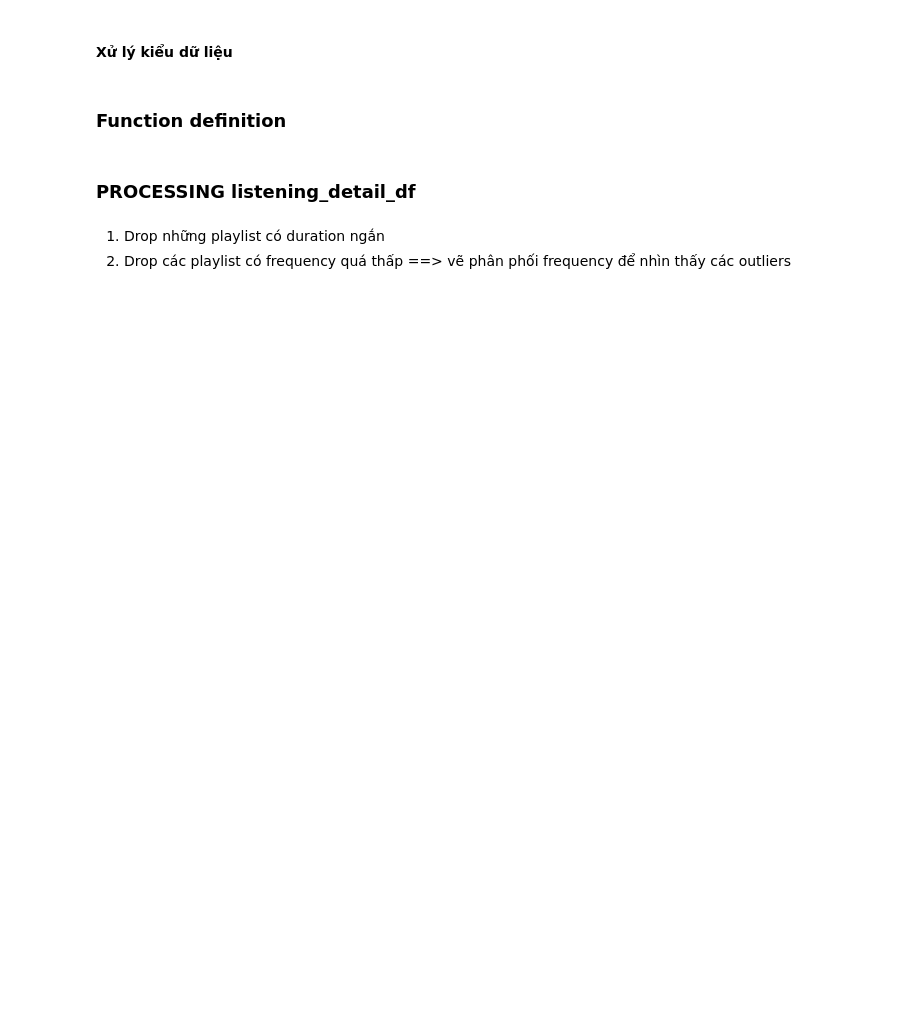
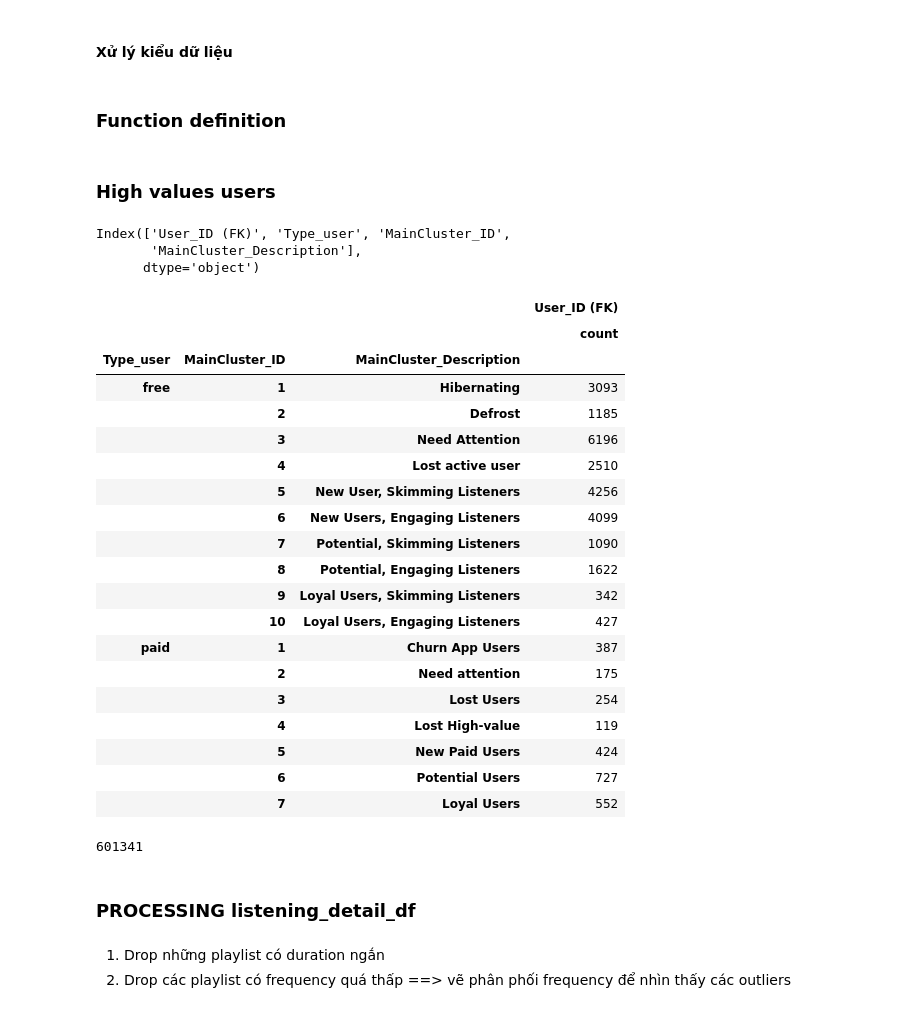
Before and after one commit to ngttnguyen/myhackathon, a Jupyter notebook: hackathon_voiz_basket_analysis.ipynb, the cells around one changed output. Saved outputs shown, nothing was run; the diff lists cells and outputs as text; code cells hidden in the pictures; blank space fills up the shorter version.

```diff
--- a/hackathon_voiz_basket_analysis.ipynb
+++ b/hackathon_voiz_basket_analysis.ipynb
@@ -83,3 +83,5 @@ def frequency_item(x,df):
     fx_=sum([x in i for i in df])
     support = fx_/len(df)
     return support
+# %% [markdown]
+### High values users
@@ -85,0 +90,29 @@ def frequency_item(x,df):
+# %%
+clustering_df.columns
+# %% [output]
+Index(['User_ID (FK)', 'Type_user', 'MainCluster_ID',
+       'MainCluster_Description'],
+      dtype='object')
+# %%
+clustering_df.groupby(["Type_user","MainCluster_ID","MainCluster_Description"]).agg({"User_ID (FK)":["count"]})
+# %% [output]
+|  |  |  | User_ID (FK) |
+|  |  |  | count |
+| Type_user | MainCluster_ID | MainCluster_Description |  |
+| free | 1 | Hibernating | 3093 |
+|  | 2 | Defrost | 1185 |
+|  | 3 | Need Attention | 6196 |
+|  | 4 | Lost active user | 2510 |
+|  | 5 | New User, Skimming Listeners | 4256 |
+|  | 6 | New Users, Engaging Listeners | 4099 |
+|  | 7 | Potential, Skimming Listeners | 1090 |
+|  | 8 | Potential, Engaging Listeners | 1622 |
+|  | 9 | Loyal Users, Skimming Listeners | 342 |
+|  | 10 | Loyal Users, Engaging Listeners | 427 |
+| paid | 1 | Churn App Users | 387 |
+|  | 2 | Need attention | 175 |
+|  | 3 | Lost Users | 254 |
+|  | 4 | Lost High-value | 119 |
+|  | 5 | New Paid Users | 424 |
+|  | 6 | Potential Users | 727 |
+|  | 7 | Loyal Users | 552 |
@@ -86,3 +125,7 @@ def frequency_item(x,df):
+# %%
+listening_detail_df.shape[0]
+# %% [output]
+601341
 # %% [markdown]
 ### PROCESSING listening_detail_df
 # %% [markdown]
```
Also changed, not shown: parts of 62 cells of this notebook, 5 other files.
